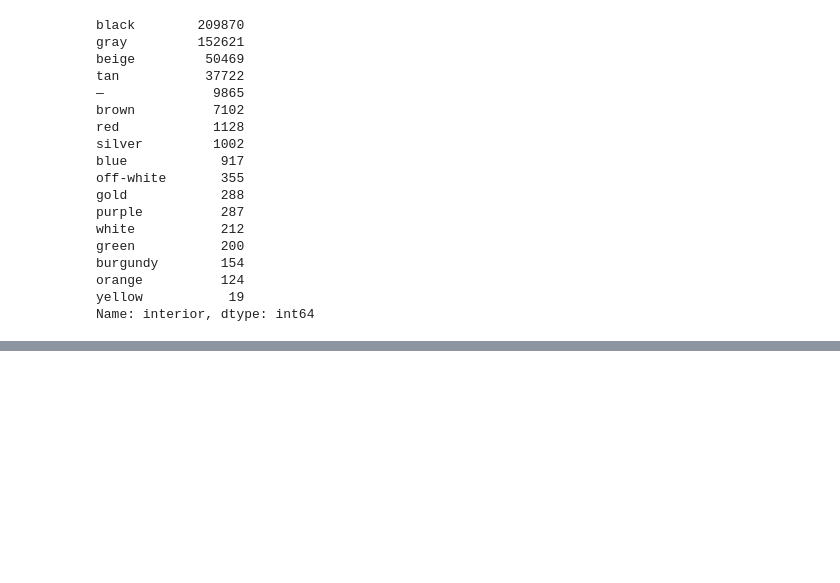
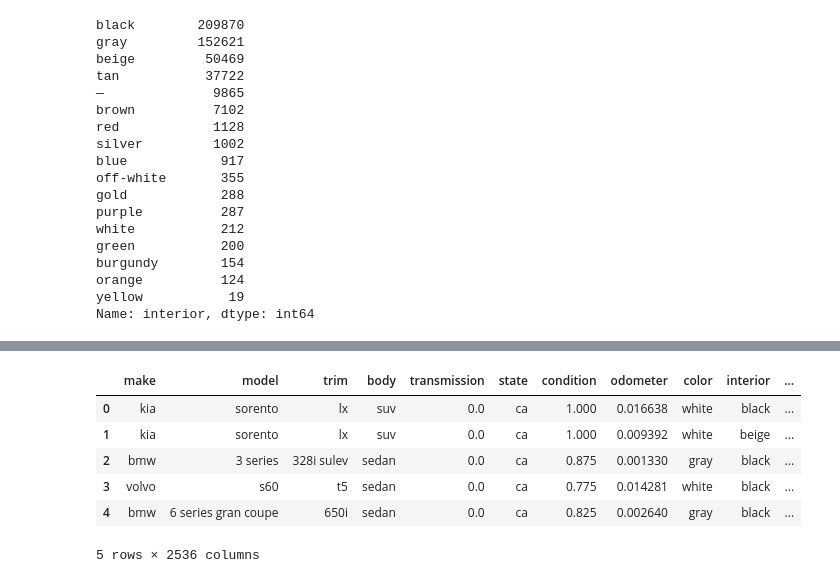
Before and after one commit to ankitmishra2232/Assignments_C, a Jupyter notebook: Car Prices regression02.ipynb, the cells around one changed output, grey strips where cells are left out. Drawn from its saved outputs; the diff is of its cells as text; code cells hidden in the pictures; blank space fills up the shorter version.

Commit message:
tackle num and cat columns

```diff
--- a/Car Prices regression02.ipynb
+++ b/Car Prices regression02.ipynb
@@ -484,0 +526,2 @@ Name: interior, dtype: int64
+# %%
+input_df[numeric_cols] = scaler.transform(input_df[numeric_cols])
@@ -484,0 +554,5 @@ Name: interior, dtype: int64
+# %%
+from sklearn.preprocessing import OneHotEncoder
+# Create the encoder
+encoder = OneHotEncoder(sparse=False, handle_unknown='ignore')
+encoder.fit(input_df[categorical_cols])
@@ -484,0 +561,3 @@ Name: interior, dtype: int64
+# %%
+encoded_cols = list(encoder.get_feature_names_out(categorical_cols))
+len(encoded_cols)
@@ -484,0 +566,2 @@ Name: interior, dtype: int64
+# %%
+input_df[encoded_cols] = encoder.transform(input_df[categorical_cols])
@@ -484,0 +586,10 @@ Name: interior, dtype: int64
+# %%
+input_df.head()
+# %% [output]
+|  | make | model | trim | body | transmission | state | condition | odometer | color | interior | ... |
+| 0 | kia | sorento | lx | suv | 0.0 | ca | 1.000 | 0.016638 | white | black | ... |
+| 1 | kia | sorento | lx | suv | 0.0 | ca | 1.000 | 0.009392 | white | beige | ... |
+| 2 | bmw | 3 series | 328i sulev | sedan | 0.0 | ca | 0.875 | 0.001330 | gray | black | ... |
+| 3 | volvo | s60 | t5 | sedan | 0.0 | ca | 0.775 | 0.014281 | white | black | ... |
+| 4 | bmw | 6 series gran coupe | 650i | sedan | 0.0 | ca | 0.825 | 0.002640 | gray | black | ... |
+5 rows × 2536 columns
```
Also changed, not shown: parts of 26 cells of this notebook.
